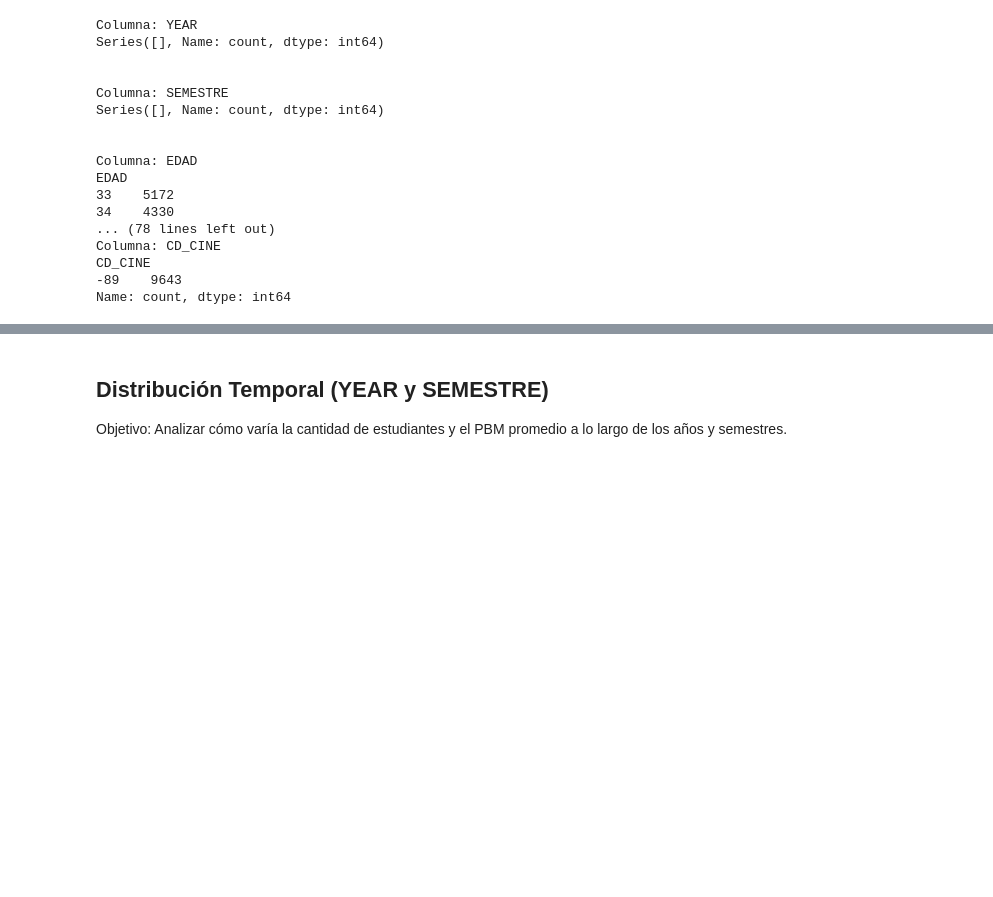
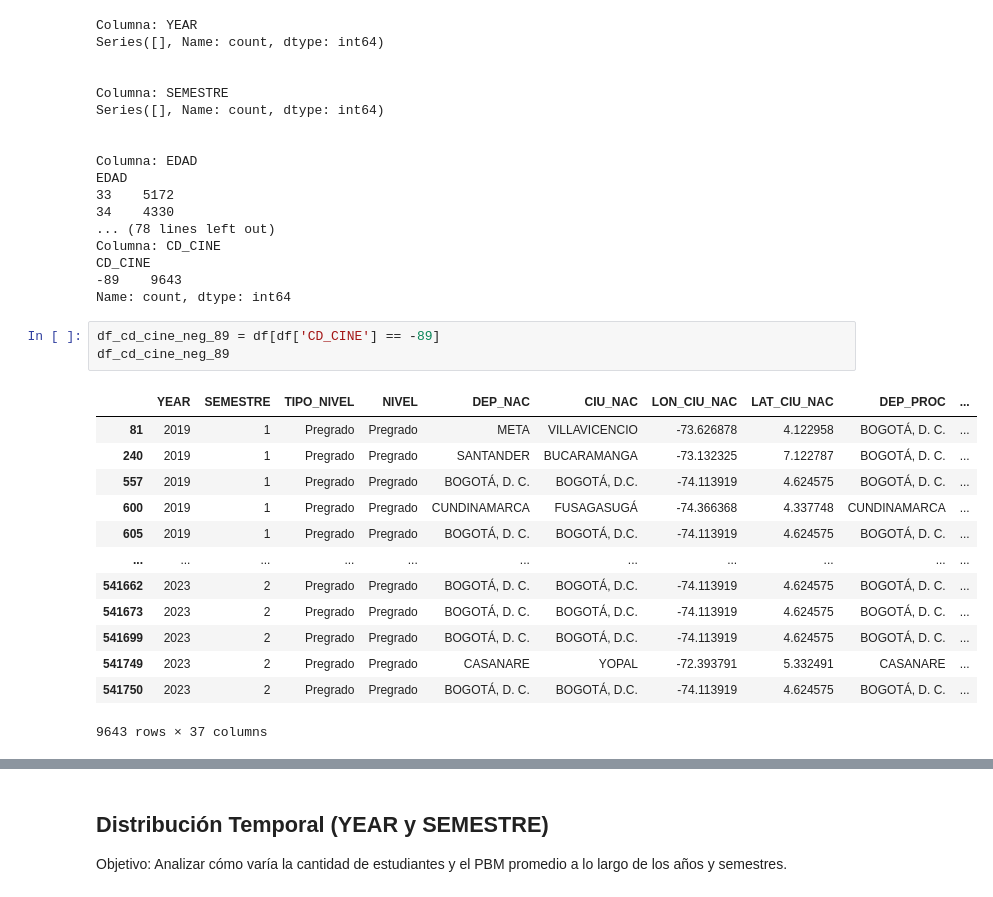
Before and after one commit to 10scar/Proyecto-ABD-2024-2, a Jupyter notebook: oscar.ipynb, the cells around one changed output, grey strips where cells are left out. Cells and saved outputs as stored; diff of their text form; blank space fills up the shorter version.

```diff
--- a/oscar.ipynb
+++ b/oscar.ipynb
@@ -285,6 +285,23 @@ Columna: CD_CINE
 CD_CINE
 -89    9643
 Name: count, dtype: int64
+# %%
+df_cd_cine_neg_89 = df[df['CD_CINE'] == -89]
+df_cd_cine_neg_89
+# %% [output]
+|  | YEAR | SEMESTRE | TIPO_NIVEL | NIVEL | DEP_NAC | CIU_NAC | LON_CIU_NAC | LAT_CIU_NAC | DEP_PROC | ... |
+| 81 | 2019 | 1 | Pregrado | Pregrado | META | VILLAVICENCIO | -73.626878 | 4.122958 | BOGOTÁ, D. C. | ... |
+| 240 | 2019 | 1 | Pregrado | Pregrado | SANTANDER | BUCARAMANGA | -73.132325 | 7.122787 | BOGOTÁ, D. C. | ... |
+| 557 | 2019 | 1 | Pregrado | Pregrado | BOGOTÁ, D. C. | BOGOTÁ, D.C. | -74.113919 | 4.624575 | BOGOTÁ, D. C. | ... |
+| 600 | 2019 | 1 | Pregrado | Pregrado | CUNDINAMARCA | FUSAGASUGÁ | -74.366368 | 4.337748 | CUNDINAMARCA | ... |
+| 605 | 2019 | 1 | Pregrado | Pregrado | BOGOTÁ, D. C. | BOGOTÁ, D.C. | -74.113919 | 4.624575 | BOGOTÁ, D. C. | ... |
+| ... | ... | ... | ... | ... | ... | ... | ... | ... | ... | ... |
+| 541662 | 2023 | 2 | Pregrado | Pregrado | BOGOTÁ, D. C. | BOGOTÁ, D.C. | -74.113919 | 4.624575 | BOGOTÁ, D. C. | ... |
+| 541673 | 2023 | 2 | Pregrado | Pregrado | BOGOTÁ, D. C. | BOGOTÁ, D.C. | -74.113919 | 4.624575 | BOGOTÁ, D. C. | ... |
+| 541699 | 2023 | 2 | Pregrado | Pregrado | BOGOTÁ, D. C. | BOGOTÁ, D.C. | -74.113919 | 4.624575 | BOGOTÁ, D. C. | ... |
+| 541749 | 2023 | 2 | Pregrado | Pregrado | CASANARE | YOPAL | -72.393791 | 5.332491 | CASANARE | ... |
+| 541750 | 2023 | 2 | Pregrado | Pregrado | BOGOTÁ, D. C. | BOGOTÁ, D.C. | -74.113919 | 4.624575 | BOGOTÁ, D. C. | ... |
+9643 rows × 37 columns
 # %%
 # Seleccionar los top 10 programas con más estudiantes
 top_programas = df['SNIES_PROGRA'].value_counts().head(10).index.tolist()
```
Also changed, not shown: parts of 8 cells of this notebook.
